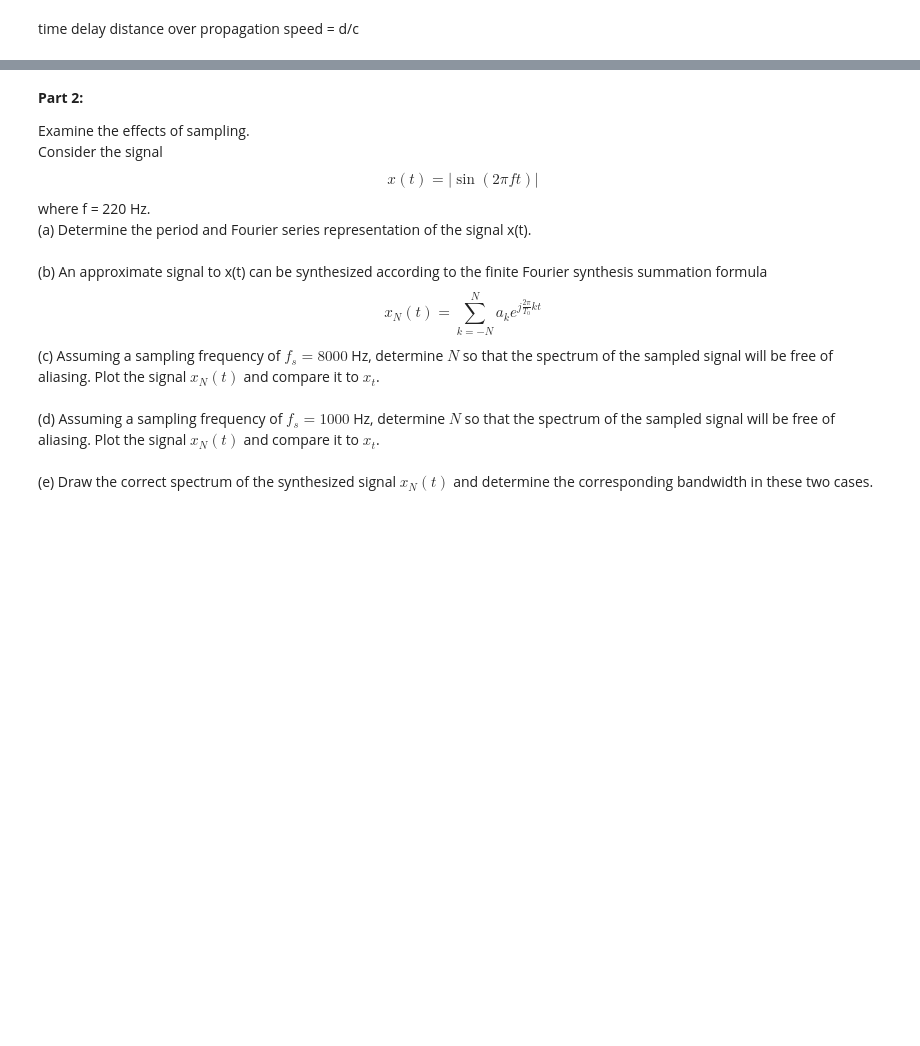
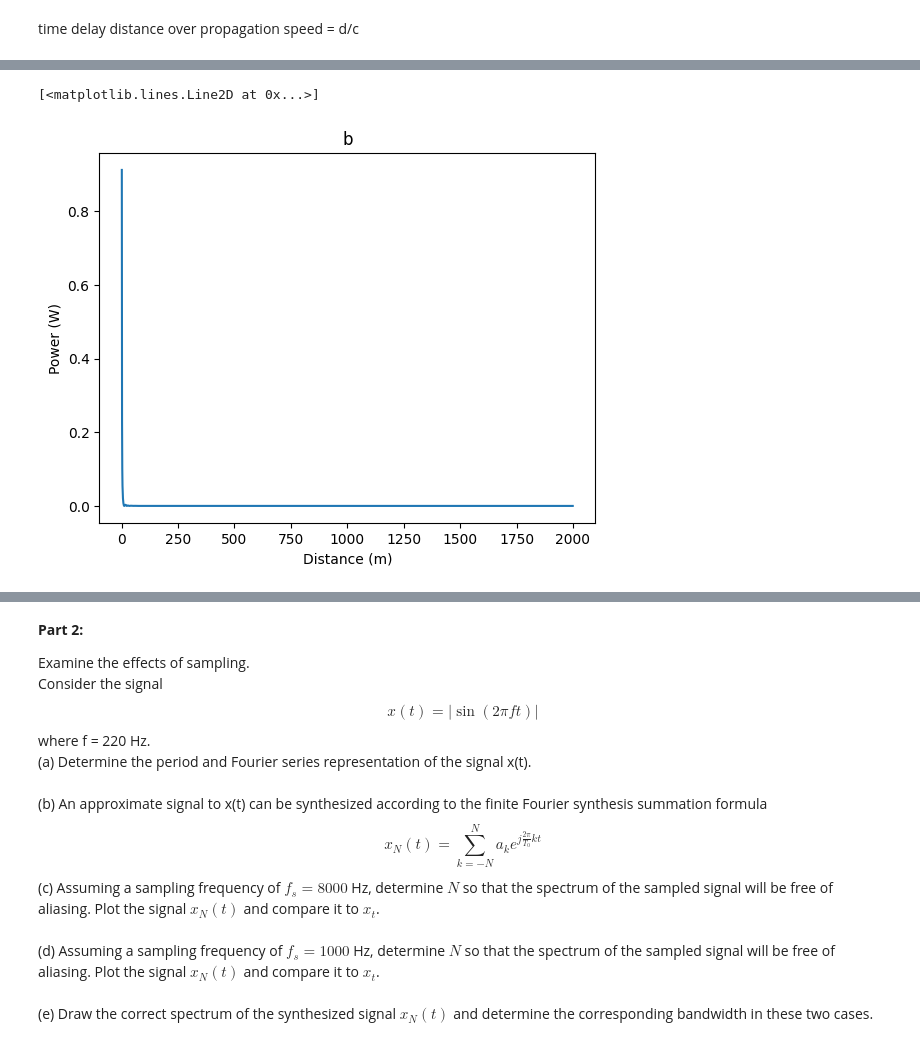
Before and after one commit to emifred/SignalProcessing-Project1, a Jupyter notebook: Untitled.ipynb, the cells around one changed output, grey strips where cells are left out. Cells and saved outputs as stored; diff of their text form; code cells hidden in the pictures; blank space fills up the shorter version.

```diff
--- a/Untitled.ipynb
+++ b/Untitled.ipynb
@@ -151,0 +162,9 @@ plt.plot(x_values, y_valuesPrB, label='func(x)')
+# %%
+y_valuesPr = np.array(y_valuesPrB)
+plt.title('b')
+plt.xlabel('Distance (m)')
+plt.ylabel('Power (W)')
+plt.plot(x_values, y_valuesPrB, label='func(x)')
+# %% [output]
+[<matplotlib.lines.Line2D at 0x...>]
+[figure, added]
```
Also changed, not shown: parts of 6 cells of this notebook.
